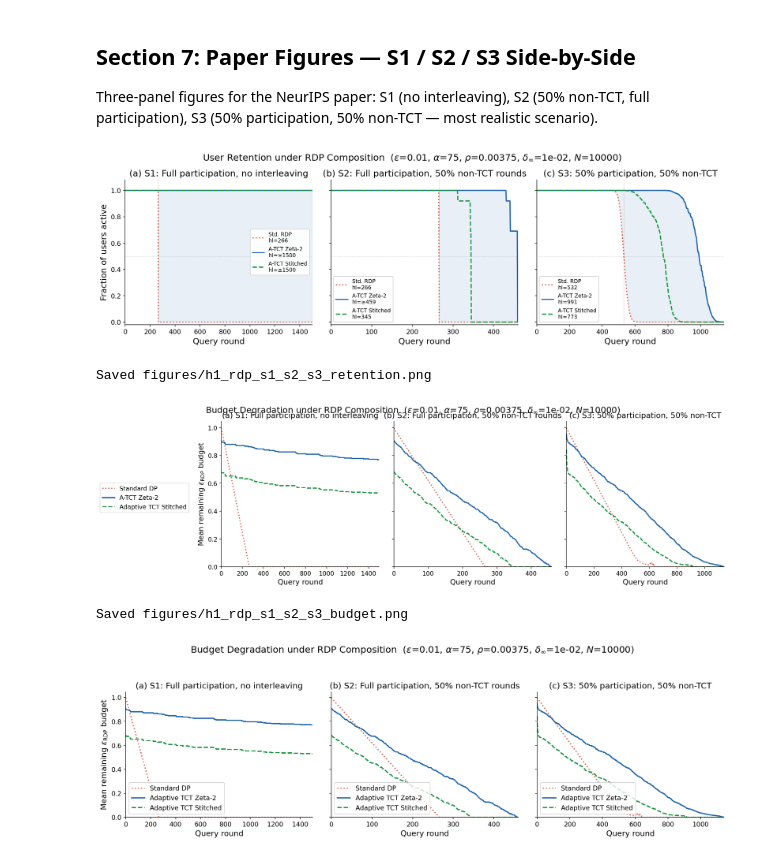
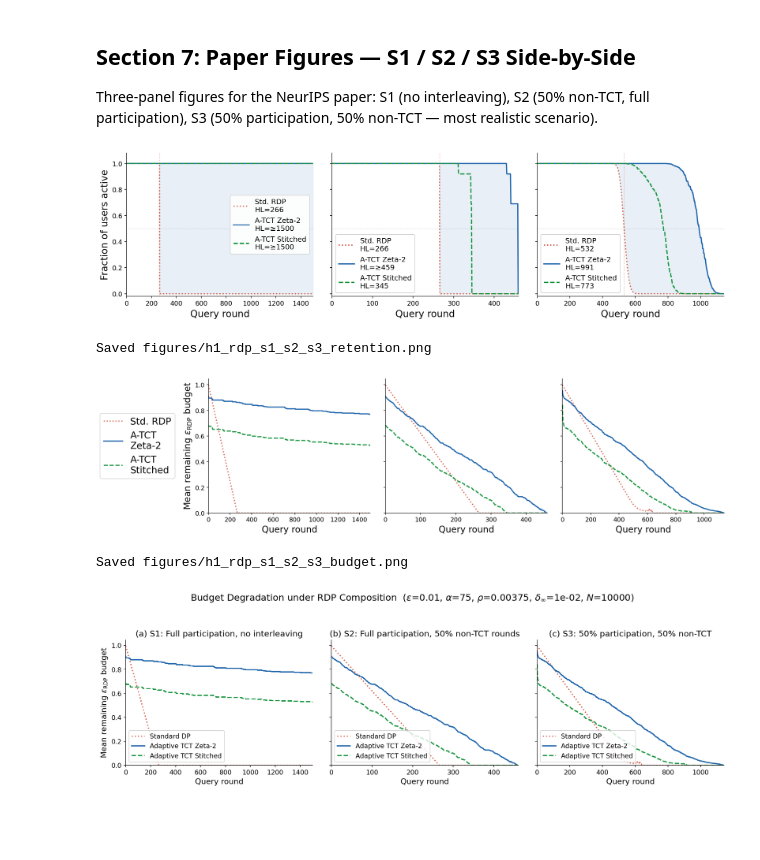
Before and after one commit to arcaulfield/adaptive-act, a Jupyter notebook: notebooks/11_h1_rdp.ipynb, the cells around one changed output. Cells and saved outputs as stored; diff of their text form; code cells hidden in the pictures; blank space fills up the shorter version.

Commit message:
Captions removed from figures

```diff
--- a/notebooks/11_h1_rdp.ipynb
+++ b/notebooks/11_h1_rdp.ipynb
@@ -499,7 +499,7 @@ fig, axes = plt.subplots(1, 3, figsize=(15, 4.8), sharey=True)
 
 panel_data = [
     (axes[0], tct1z_frac, tct1s_frac, idp1_frac, hl_tct1z, hl_tct1s, hl_idp1,
-     r'(a) S1: Full participation, no interleaving', 'center right'),
+     r'(a) S1: Full participation, all TCT', 'center right'),
     (axes[1], tct2z_frac, tct2s_frac, idp2_frac, hl_tct2z, hl_tct2s, hl_idp2,
      rf'(b) S2: Full participation, {int(INTERLEAVE*100)}% non-TCT rounds', 'lower left'),
     (axes[2], tct3z_frac, tct3s_frac, idp3_frac, hl_tct3z, hl_tct3s, hl_idp3,
@@ -508,46 +508,41 @@ panel_data = [
 
 for ax, zf, sf, idpf, hl_z, hl_s, hl_i, panel_title, leg_loc in panel_data:
     n    = max(len(zf), len(sf), len(idpf)) + 1
     rnds = list(range(n))
     za = pad(zf,   n); sa = pad(sf,   n); ia = pad(idpf, n)
 
     ax.plot(rnds, ia, color=IDP_COLOR,   lw=2.0, linestyle=':',
-            label=f'Std. RDP\nhl={hl_i}')
+            label=f'Std. RDP\nHL={hl_i}')
     ax.plot(rnds, za, color=TCT_Z_COLOR, lw=2.0,
-            label=f'A-TCT Zeta-2\nhl={hl_label(hl_z, n)}')
+            label=f'A-TCT Zeta-2\nHL={hl_label(hl_z, n)}')
     ax.plot(rnds, sa, color=TCT_S_COLOR, lw=2.0, linestyle='--',
-            label=f'A-TCT Stitched\nhl={hl_label(hl_s, n)}')
+            label=f'A-TCT Stitched\nHL={hl_label(hl_s, n)}')
     ax.fill_between(rnds, ia, za, alpha=0.10, color=TCT_Z_COLOR)
     ax.axhline(0.5, color='#aaa', lw=0.75, linestyle=':', zorder=0)
     if hl_i < n - 2:
         ax.axvline(hl_i, color=IDP_COLOR, lw=0.9, linestyle=':', alpha=0.6)
-    ax.set_xlabel('Query round', fontsize=14)
-    ax.set_title(panel_title, fontsize=15)
+    ax.set_xlabel('Query round', fontsize=16)
+    # ax.set_title(panel_title, fontsize=15)
     ax.set_xlim(0, n - 1); ax.set_ylim(-0.02, 1.08)
     ax.legend(
         loc=leg_loc,
-        fontsize=9,
+        fontsize=12,
         frameon=True,
         framealpha=0.88,
         borderpad=0.45,
         labelspacing=0.55,
         handlelength=2.2
     )
 
-axes[0].set_ylabel('Fraction of users active', fontsize=14)
+axes[0].set_ylabel('Fraction of users active', fontsize=16)
 
-fig.suptitle(
-    rf'User Retention under RDP Composition'
-    rf'  ($\varepsilon$={EPSILON}, $\alpha$={ALPHA_RDP:.0f}, $\rho$={rho:.5f},'
-    rf' $\delta_\infty$={DELTA:.0e}, $N$={N_USERS})',
-)
 plt.tight_layout()
 fig.subplots_adjust(top=0.85)
 plt.savefig('../figures/h1_rdp_s1_s2_s3_retention.png', bbox_inches='tight', dpi=200)
 plt.show()
 print('Saved figures/h1_rdp_s1_s2_s3_retention.png')
 # %% [output]
-[figure, old version]
+[figure, new version]
 Saved figures/h1_rdp_s1_s2_s3_retention.png
 # %%
 # ── Combined S1 / S2 / S3: Budget Degradation ───────────────────────────────
@@ -568,14 +563,14 @@ for ax, zb, sb, ib, panel_title in panel_data:
     zb_ = pad(zb, n); sb_ = pad(sb, n); ib_ = pad(ib, n)
 
     ax.plot(rnds, ib_, color=IDP_COLOR,   lw=2.0, linestyle=':', label='Std. RDP')
-    ax.plot(rnds, zb_, color=TCT_Z_COLOR, lw=2.0,               label='A-TCT Zeta-2')
-    ax.plot(rnds, sb_, color=TCT_S_COLOR, lw=2.0, linestyle='--', label='A-TCT Stitched')
+    ax.plot(rnds, zb_, color=TCT_Z_COLOR, lw=2.0,               label='A-TCT\nZeta-2')
+    ax.plot(rnds, sb_, color=TCT_S_COLOR, lw=2.0, linestyle='--', label='A-TCT\nStitched')
     ax.axhline(0, color='#888', lw=0.5, zorder=0)
-    ax.set_xlabel('Query round')
-    ax.set_title(panel_title)
+    ax.set_xlabel('Query round',fontsize=16)
+   # ax.set_title(panel_title, fontsize=15.5)
     ax.set_xlim(0, n - 1); ax.set_ylim(bottom=0)
 
-axes[0].set_ylabel(r'Mean remaining $\varepsilon_{\mathrm{RDP}}$ budget')
+axes[0].set_ylabel(r'Mean remaining $\varepsilon_{\mathrm{RDP}}$ budget', fontsize=16)
 
 # Single shared legend to the left of all panels
 handles, labels = axes[0].get_legend_handles_labels()
@@ -583,20 +578,15 @@ fig.legend(handles, labels,
            loc='center left',
            bbox_to_anchor=(0.01, 0.50),
            borderaxespad=0,
-           frameon=True)
+           frameon=True, fontsize=17)
 
-fig.suptitle(
-    rf'Budget Degradation under RDP Composition'
-    rf'  ($\varepsilon$={EPSILON}, $\alpha$={ALPHA_RDP:.0f}, $\rho$={rho:.5f},'
-    rf' $\delta_\infty$={DELTA:.0e}, $N$={N_USERS})',
-)
 plt.tight_layout()
-fig.subplots_adjust(left=0.20, top=0.90)
+fig.subplots_adjust(left=0.18, top=0.85)
 plt.savefig('../figures/h1_rdp_s1_s2_s3_budget.png', bbox_inches='tight', dpi=200)
 plt.show()
 print('Saved figures/h1_rdp_s1_s2_s3_budget.png')
 # %% [output]
-[figure, old version]
+[figure, new version]
 Saved figures/h1_rdp_s1_s2_s3_budget.png
 # %%
 # ── Combined S1 / S2 / S3: Budget Degradation ───────────────────────────────
```
Also changed, not shown: 5 other files.
